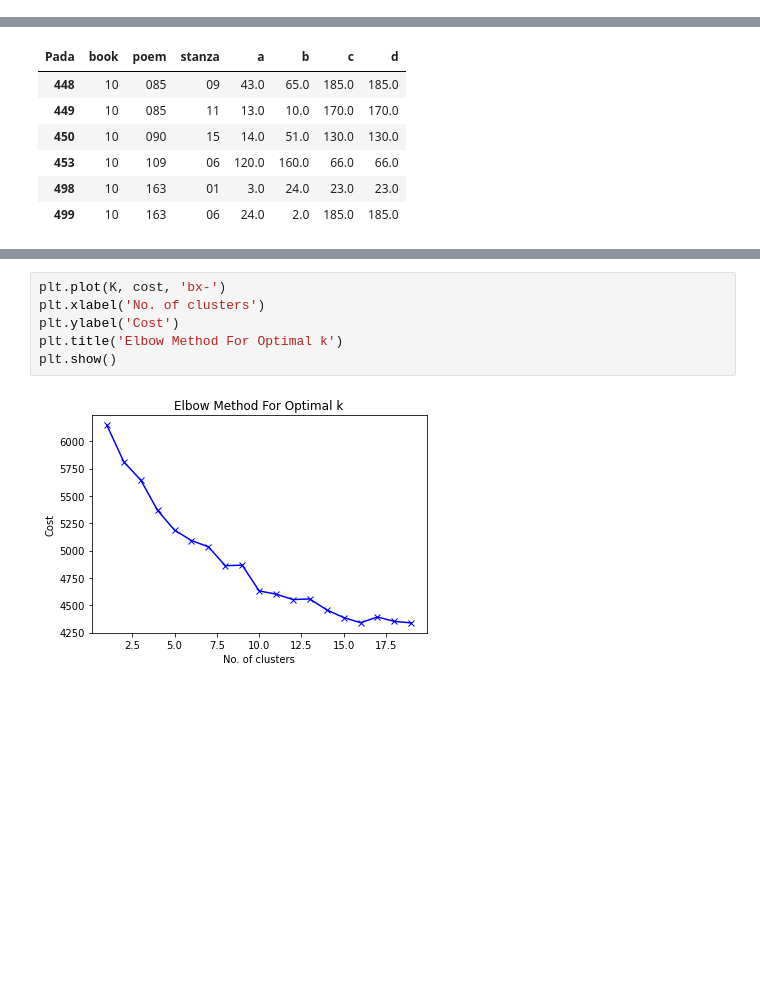
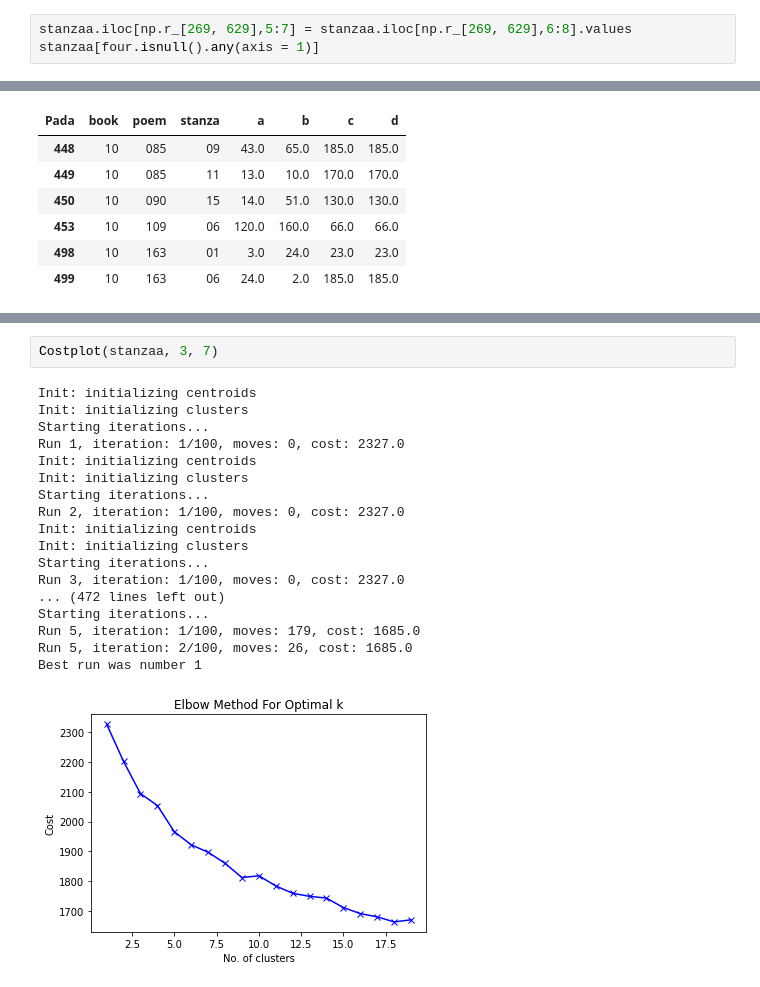
Before and after one commit to leglessbeggar/Statistical-Consulting, a Jupyter notebook: KModes.ipynb, the cells around one changed output, grey strips where cells are left out. Drawn from its saved outputs; the diff is of its cells as text; blank space fills up the shorter version.

```diff
--- a/KModes.ipynb
+++ b/KModes.ipynb
@@ -81,0 +89,3 @@ stanzag[three.isnull().any(axis = 1)]
+# %%
+stanzaa.iloc[np.r_[269, 629],5:7] = stanzaa.iloc[np.r_[269, 629],6:8].values
+stanzaa[four.isnull().any(axis = 1)]
@@ -119,8 +141,21 @@ Best run was number 5
-# %%
-plt.plot(K, cost, 'bx-')
-plt.xlabel('No. of clusters')
-plt.ylabel('Cost')
-plt.title('Elbow Method For Optimal k')
-plt.show()
-# %% [output]
-[figure, removed]
+# %%
+Costplot(stanzaa, 3, 7)
+# %% [output]
+Init: initializing centroids
+Init: initializing clusters
+Starting iterations...
+Run 1, iteration: 1/100, moves: 0, cost: 2327.0
+Init: initializing centroids
+Init: initializing clusters
+Starting iterations...
+Run 2, iteration: 1/100, moves: 0, cost: 2327.0
+Init: initializing centroids
+Init: initializing clusters
+Starting iterations...
+Run 3, iteration: 1/100, moves: 0, cost: 2327.0
+... (472 lines left out)
+Starting iterations...
+Run 5, iteration: 1/100, moves: 179, cost: 1685.0
+Run 5, iteration: 2/100, moves: 26, cost: 1685.0
+Best run was number 1
+[figure, added]
```
Also changed, not shown: parts of 16 cells of this notebook.
